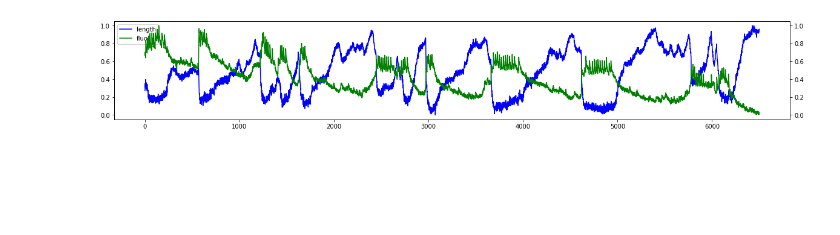
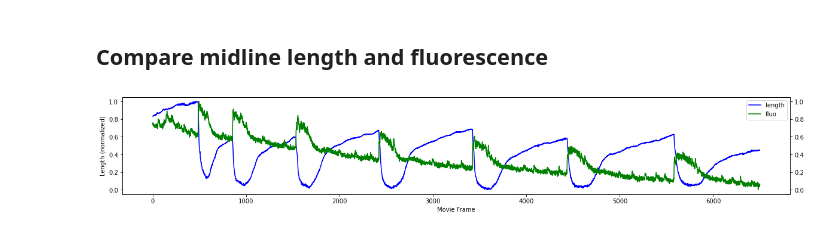
Before and after one commit to hengjiwang/hydracv, a Jupyter notebook: hydracv/midline_and_fluo.ipynb, the cells around one changed output. Drawn from its saved outputs; the diff is of its cells as text; code cells hidden in the pictures; blank space fills up the shorter version.

```diff
--- a/hydracv/midline_and_fluo.ipynb
+++ b/hydracv/midline_and_fluo.ipynb
@@ -90,6 +76,11 @@ FILE_VIDEO = "./data/videos/NGCaMP/"+VIDEONAME+".avi" # TO MODIFY
+# %%
+FILE_VIDEO = BISECTION_DATA_HOME + "Original_Videos/" + EXP_NAME + "/" + BODY_PART +"/" + VIDEO_NAME + ".avi"
+FILE_FLUO_ROI = BISECTION_DATA_HOME + 'Icy_Contours/' + EXP_NAME + '/' + VIDEO_NAME +  "_max_intensity_ROI.xml"
 # %%
-# Trace fluorescence
-fluo = trace_fluo.trace(FILE_VIDEO, display=False)
+# Calculate fluorescence intensity for each video frame
+ROI_list = find_midline_midpoints.load_contour(FILE_FLUO_ROI)
+ROI = ROI_list[0]
+fluo = trace_fluo.trace(FILE_VIDEO, ROI, display=False)
 # %%
 # Plot fluorescence
 plt.figure(figsize=(20,3))
@@ -105,22 +96,33 @@ df.to_csv(FILE_FLUO + 'total_fluo_' + VIDEONAME + '.csv', index=False)
+# %% [markdown]
+## Compare midline length and fluorescence
+# %%
+# using this to work around nan values in midlens data
+def norm_to_zero_one(df):
+    return (df - df.min()) * 1.0 / (df.max() - df.min())
+# %%
+midlens = pd.DataFrame(midlens_orig[500:7000])
 # %%
 # Plot overlayed length and fluorescence
 fluo = utils.normalize(fluo)
 
 FPS = 4
 timex = np.arange(0, len(fluo)/FPS, 1/FPS)
 
 fig = plt.figure(figsize=(20,3))
 ax = fig.add_subplot(1,1,1)
 ax_ = ax.twinx()
-lns1 = ax.plot(utils.normalize(midlens_orig[500:7000]), 'b', label='length')
+lns1 = ax.plot(norm_to_zero_one(midlens), 'b', label='length')
 # ax.plot(midlens_corr, 'b', label='corrected')
 lns2 = ax_.plot(utils.normalize(fluo[500:7000]), 'g', label='fluo')
 # ax.plot(midlens_corr[500:1200], 'r', label='corrected')
 # ax_.plot(fluo[500:1200])
 lns = lns1 + lns2
 labs = [l.get_label() for l in lns]
 ax.legend(lns, labs, loc='best')
-plt.savefig("./data/overlay_curves/" + VIDEONAME + ".jpg")
+ax.set(xlabel='Movie Frame', ylabel='Length (normalized)')
+
+# save plot (without highlighting)
+plt.savefig(SAVE_DIR + VIDEO_NAME + "_plot.jpg")
 plt.show()
 # %% [output]
-[figure, old version]
+[figure, new version]
```
Also changed, not shown: parts of 19 cells of this notebook.
